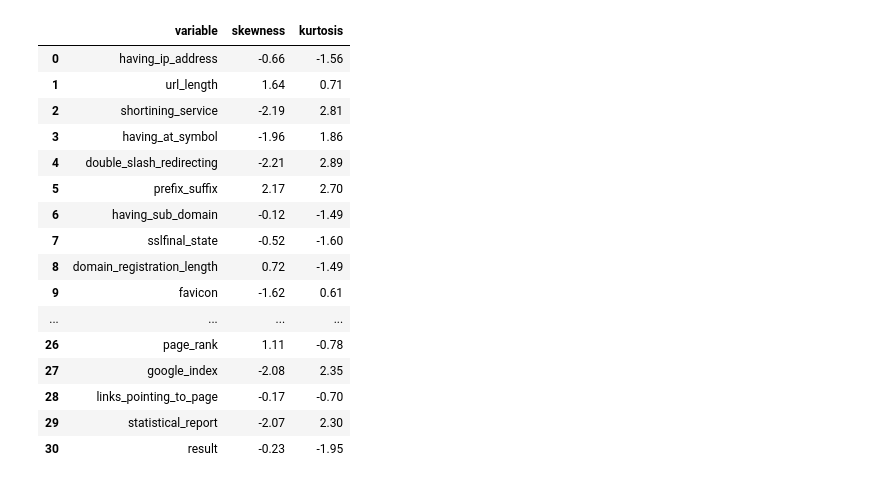
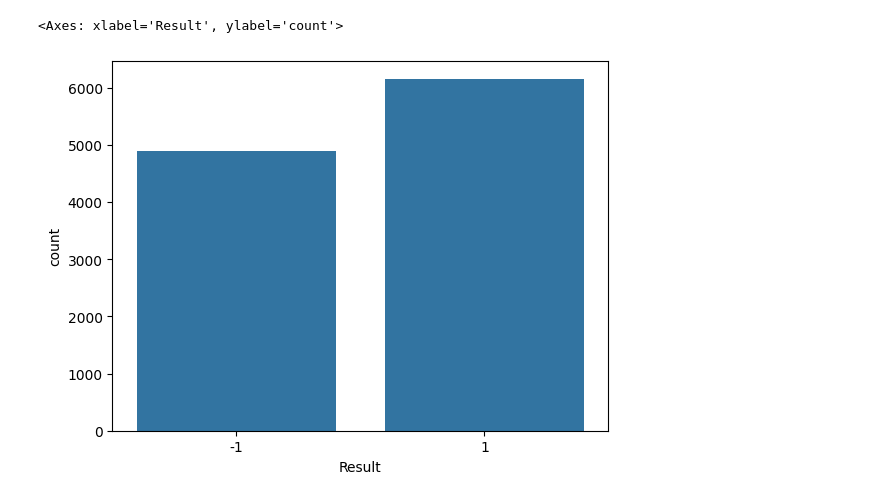
Before and after one commit to giulliabraga/magic-crisp-dm, a Jupyter notebook: notebooks/eda_phishing_websites.ipynb, the cells around one changed output. Cells and saved outputs as stored; diff of their text form; code cells hidden in the pictures.

```diff
--- a/notebooks/eda_phishing_websites.ipynb
+++ b/notebooks/eda_phishing_websites.ipynb
@@ -95,39 +101,9 @@ profile.to_notebook_iframe()
 [interactive output not drawn]
 # %%
 profile.to_file('../outputs/profile_phishing_websites.html')
-# %%
-skewness = (
-    num_features
-    .skew()
-    .reset_index()
-    .rename(columns={"index": "variable", 0: "skewness"})
-)
-kurtosis = (
-    num_features
-    .kurtosis()
-    .reset_index()
-    .rename(columns={"index": "variable", 0: "kurtosis"})
-)
-skewness_kurtosis = pd.concat([skewness, kurtosis["kurtosis"]], axis=1)
-skewness_kurtosis.round(2).style.format(precision=2).background_gradient(
-    vmax=3, vmin=-1, cmap="Blues"
-)
-# %% [output]
-|  | variable | skewness | kurtosis |
-| 0 | having_ip_address | -0.66 | -1.56 |
-| 1 | url_length | 1.64 | 0.71 |
-| 2 | shortining_service | -2.19 | 2.81 |
-| 3 | having_at_symbol | -1.96 | 1.86 |
-| 4 | double_slash_redirecting | -2.21 | 2.89 |
-| 5 | prefix_suffix | 2.17 | 2.70 |
-| 6 | having_sub_domain | -0.12 | -1.49 |
-| 7 | sslfinal_state | -0.52 | -1.60 |
-| 8 | domain_registration_length | 0.72 | -1.49 |
-| 9 | favicon | -1.62 | 0.61 |
-| ... | ... | ... | ... |
-| 26 | page_rank | 1.11 | -0.78 |
-| 27 | google_index | -2.08 | 2.35 |
-| 28 | links_pointing_to_page | -0.17 | -0.70 |
-| 29 | statistical_report | -2.07 | 2.30 |
-| 30 | result | -0.23 | -1.95 |
+# %%
+sns.countplot(x=dataset['Result'])
+# %% [output]
+<Axes: xlabel='Result', ylabel='count'>
+[figure, added]
 # %%
```
Also changed, not shown: parts of 25 cells of this notebook, 3 other files.
